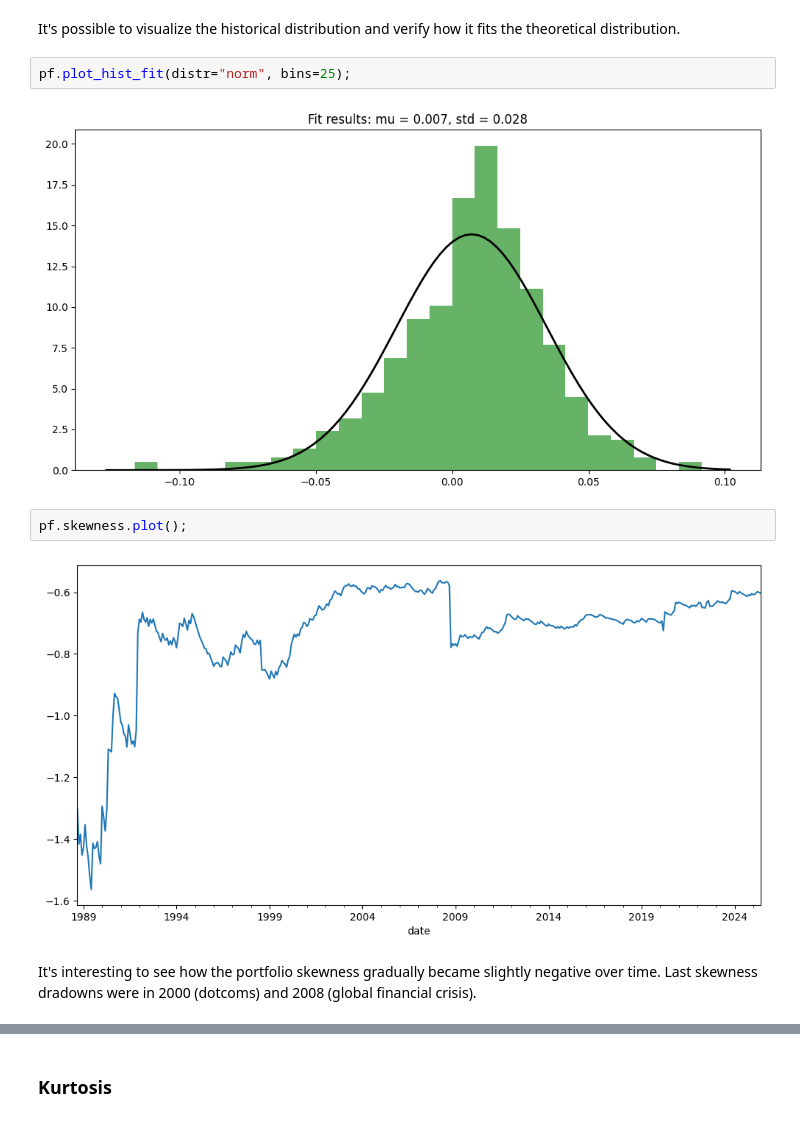
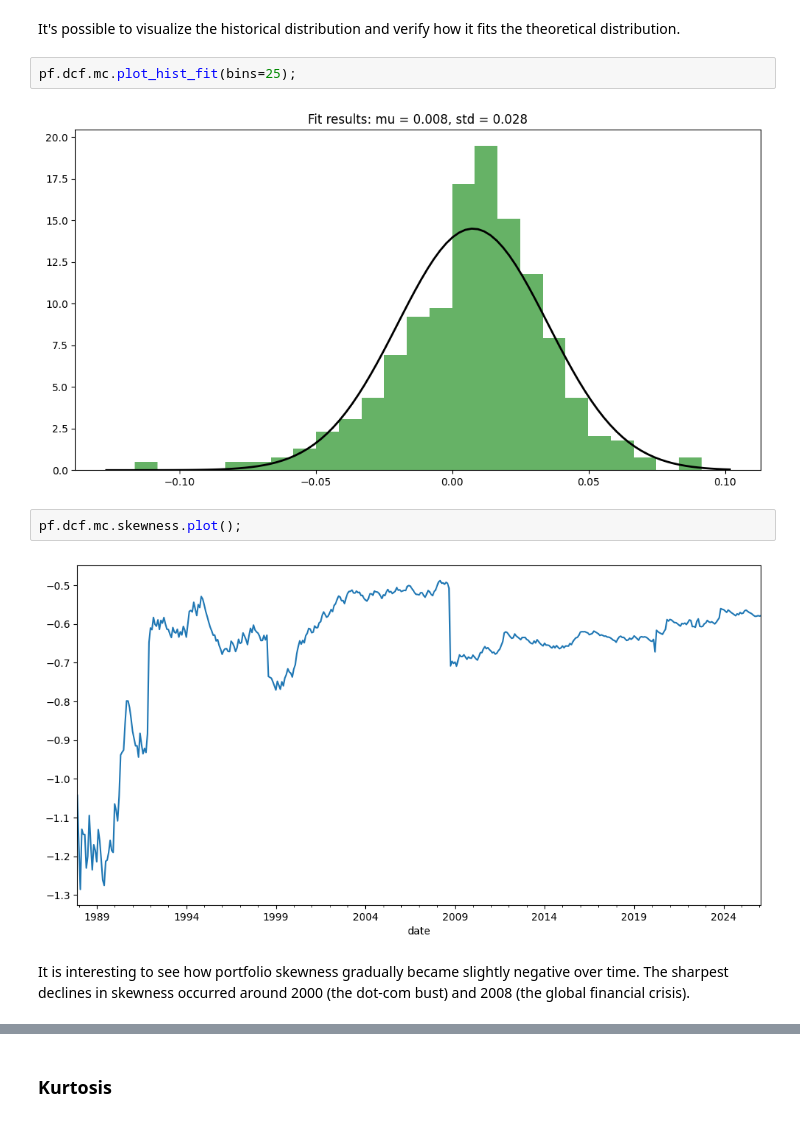
Before and after one commit to mbk-dev/okama, a Jupyter notebook: examples/08 backtesting distribution.ipynb, the cells around one changed output, grey strips where cells are left out. Saved outputs shown, nothing was run; the diff lists cells and outputs as text.

```diff
--- a/examples/08 backtesting distribution.ipynb
+++ b/examples/08 backtesting distribution.ipynb
@@ -110,13 +111,13 @@ pf.names
 # %% [markdown]
 It's possible to visualize the historical distribution and verify how it fits the theoretical distribution.
 # %%
-pf.plot_hist_fit(distr="norm", bins=25);
+pf.dcf.mc.plot_hist_fit(bins=25);
 # %% [output]
-[figure, old version]
+[figure, new version]
 # %%
-pf.skewness.plot();
+pf.dcf.mc.skewness.plot();
 # %% [output]
-[figure, old version]
+[figure, new version]
 # %% [markdown]
-It's interesting to see how the portfolio skewness gradually became slightly negative over time. Last skewness dradowns were in 2000 (dotcoms) and 2008 (global financial crisis).
+It is interesting to see how portfolio skewness gradually became slightly negative over time. The sharpest declines in skewness occurred around 2000 (the dot-com bust) and 2008 (the global financial crisis).
 # %%
```
Also changed, not shown: parts of 56 cells of this notebook, 8 other files.
